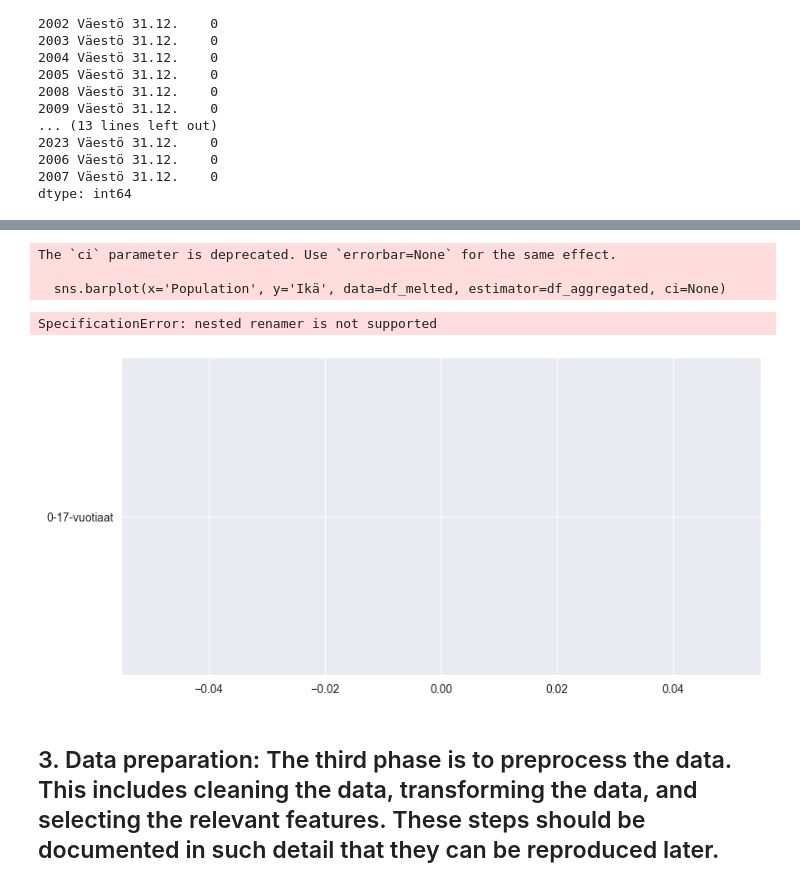
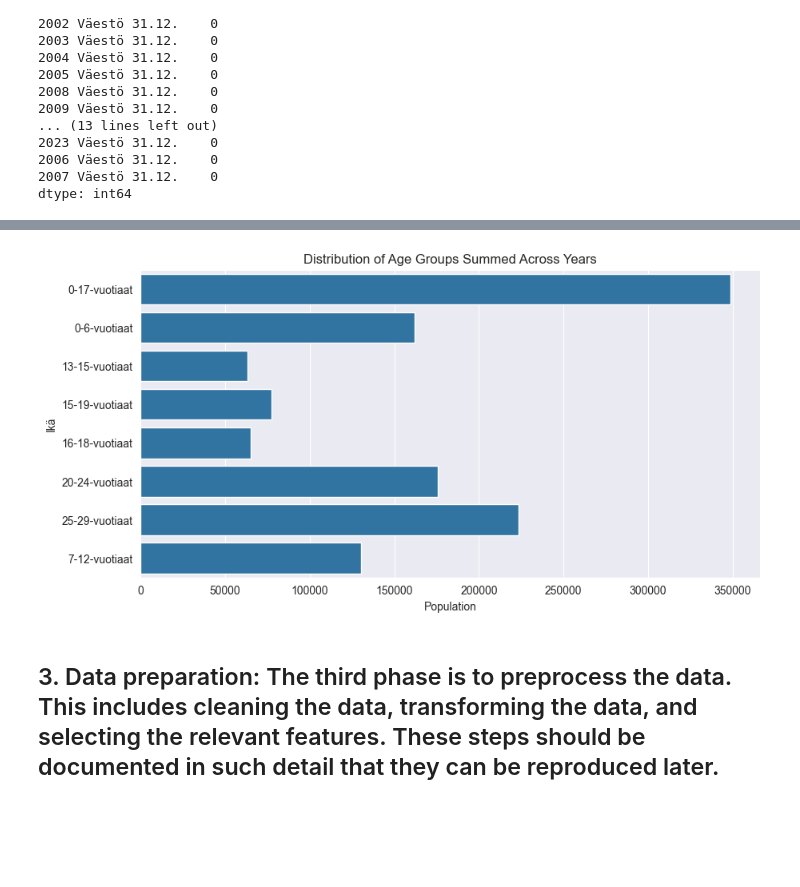
Before and after one commit to kismet85/dkkoAssignments, a Jupyter notebook: Projekti/Lasten_ja_nuorten_hyvinvointi.ipynb, the cells around one changed output, grey strips where cells are left out. Cells and saved outputs as stored; diff of their text form; code cells hidden in the pictures; blank space fills up the shorter version.

```diff
--- a/Projekti/Lasten_ja_nuorten_hyvinvointi.ipynb
+++ b/Projekti/Lasten_ja_nuorten_hyvinvointi.ipynb
@@ -56,13 +56,14 @@ from mlxtend.frequent_patterns import apriori, association_rules
 
 # Load the data
 df1 = pd.read_csv('TE05 Mielen hyvinvointi oppiasteen ja sukupuolen mukaan 2013-.csv', encoding='iso-8859-1')
-df = pd.read_csv('lasten_nuorten_maara_alue_ikasuos_sukupuoli_vuosi_tiedot.csv', encoding='iso-8859-1')
+population = pd.read_csv('lasten_nuorten_maara_alue_ikasuos_sukupuoli_vuosi_tiedot.csv', encoding='iso-8859-1')
+paihde = pd.read_csv('paihdedata_oppiasteen_sukupuolen_mukaan.csv', encoding='iso-8859-1')
 # %%
 # Convert all columns after the fourth column to float
-df.iloc[:, 4:] = df.iloc[:, 4:].apply(pd.to_numeric, errors='coerce')
+population.iloc[:, 4:] = population.iloc[:, 4:].apply(pd.to_numeric, errors='coerce')
 
 # Display the DataFrame
-print(df.head())
+print(population.head())
 # %% [output]
            Alue Äidinkieli            Ikä Sukupuoli  2000 Väestö 31.12.  \
 0  091 Helsinki   Yhteensä   0-6-vuotiaat  Yhteensä               40306
@@ -82,11 +83,11 @@ print(df.head())
 
 [5 rows x 28 columns]
 # %%
-# Convert all columns after the fourth column to float
-df.iloc[:, 4:] = df.iloc[:, 4:].apply(pd.to_numeric, errors='coerce')
+# Convert all columns after the fourth column to numeerical
+population.iloc[:, 4:] = population.iloc[:, 4:].apply(pd.to_numeric, errors='coerce')
 
 # Display the DataFrame
-print(df.head())
+print(population.head())
 # %% [output]
            Alue Äidinkieli            Ikä Sukupuoli  2000 Väestö 31.12.  \
 0  091 Helsinki   Yhteensä   0-6-vuotiaat  Yhteensä               40306
@@ -197,25 +199,23 @@ plt.show()
 # %%
+# Visualize the distribution of age groups
 
-# Visualize the distribution of categorical variables# Assuming df is your DataFrame
-# Aggregate the data by age group and sum the population across the years
-# Aggregate the data by age group and sum the population across the years
-age_group_columns = [col for col in df.columns if 'Väestö' in col]
-df_aggregated = df.groupby('Ikä')[age_group_columns].sum().reset_index()
+age_group_columns = [col for col in population.columns if 'Väestö' in col]
+df_aggregated = population.groupby('Ikä')[age_group_columns].sum().reset_index()
 
 # Melt the DataFrame to long format for easier plotting
 df_melted = df_aggregated.melt(id_vars='Ikä', var_name='Year', value_name='Population')
 
+# Convert 'Population' to numeric to ensure correct plotting
+df_melted['Population'] = pd.to_numeric(df_melted['Population'], errors='coerce')
+
 # Visualize the distribution of age groups
+
 plt.figure(figsize=(10, 5))
-sns.barplot(x='Population', y='Ikä', data=df_melted, estimator=df_aggregated, ci=None)
+sns.barplot(x='Population', y='Ikä', data=df_melted, errorbar=None)
 plt.title('Distribution of Age Groups Summed Across Years')
 plt.show()
 # %% [output]
-The `ci` parameter is deprecated. Use `errorbar=None` for the same effect.
-
-  sns.barplot(x='Population', y='Ikä', data=df_melted, estimator=df_aggregated, ci=None)
-SpecificationError: nested renamer is not supported
-[figure, old version]
+[figure, new version]
 # %% [markdown]
 ## 3. Data preparation: The third phase is to preprocess the data. This includes cleaning the data, transforming the data, and selecting the relevant features. These steps should be documented in such detail that they can be reproduced later.
 # %% [markdown]
```
Also changed, not shown: parts of 5 cells of this notebook, 1 other file.
